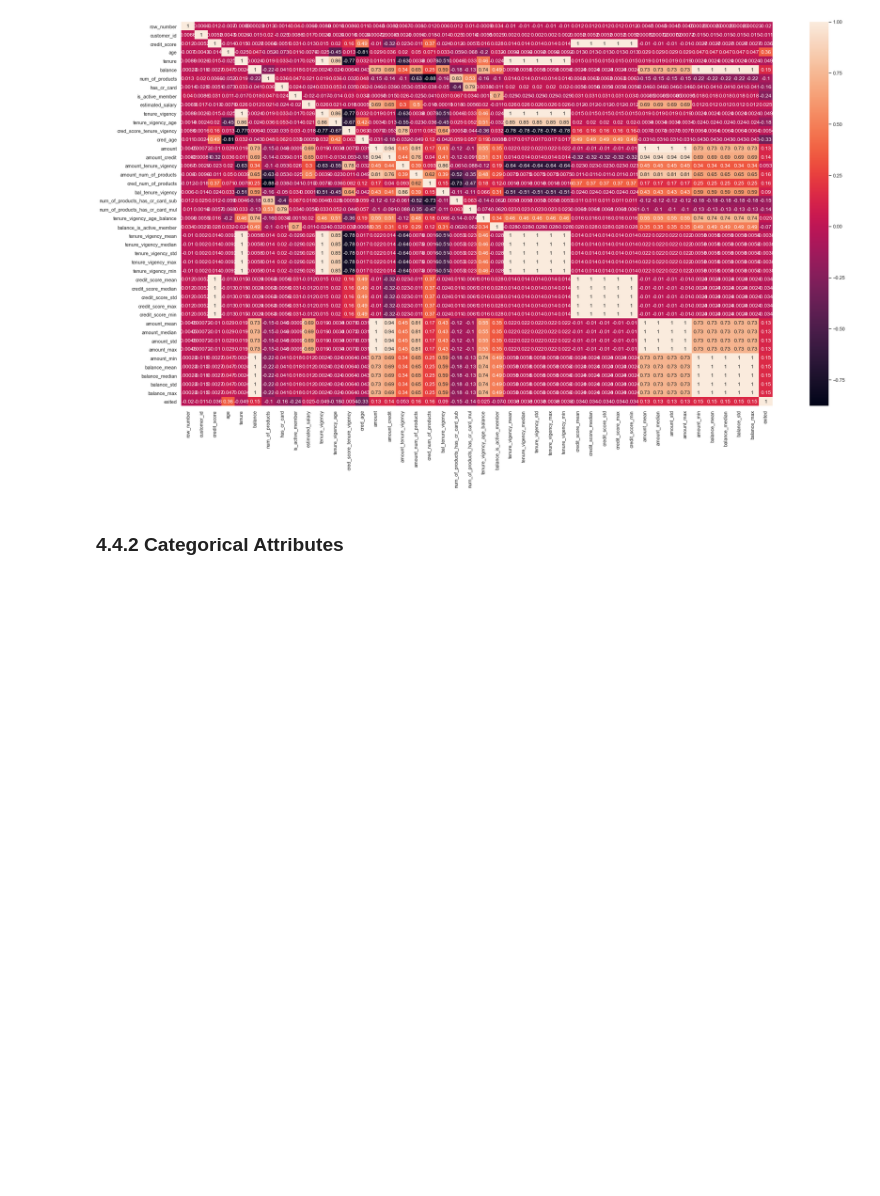
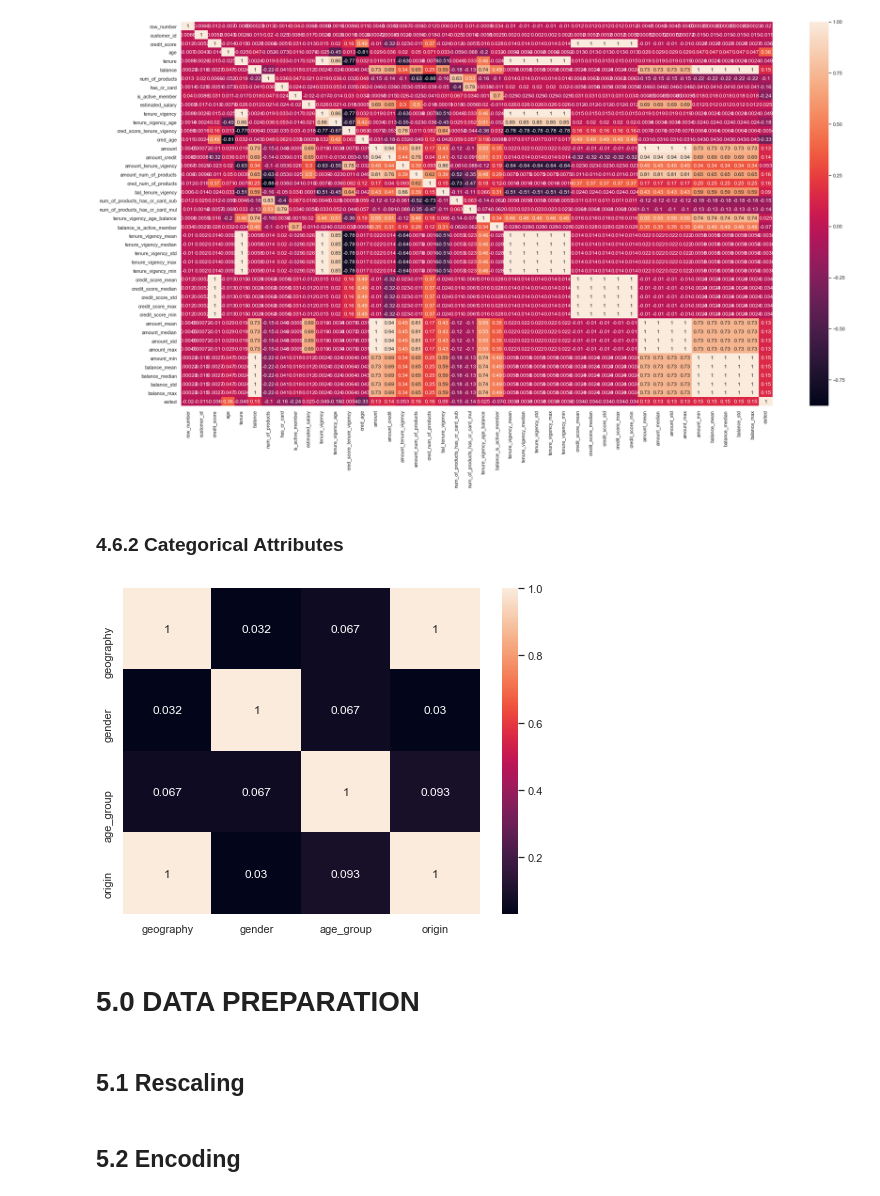
Before and after one commit to FabioCaffarello/Churn-Prediction-TopBank, a Jupyter notebook: 02-Notebooks/ent_to_end_churn_prediction.ipynb, the cells around one changed output. Saved outputs shown, nothing was run; the diff lists cells and outputs as text; code cells hidden in the pictures; blank space fills up the shorter version.

```diff
--- a/02-Notebooks/ent_to_end_churn_prediction.ipynb
+++ b/02-Notebooks/ent_to_end_churn_prediction.ipynb
@@ -1015,43 +1015,45 @@ sns.heatmap(correlation, annot=True);
 # %% [output]
 [figure]
 # %% [markdown]
-### 4.4.2 Categorical Attributes
+### 4.6.2 Categorical Attributes
 # %%
-### 4.4.2 Categorical Attributes
+a1 = cramer_v(cat_attributes['geography'], cat_attributes['geography'])
+a2 = cramer_v(cat_attributes['geography'], cat_attributes['gender'])
+a3 = cramer_v(cat_attributes['geography'], cat_attributes['age_group'])
+a4 = cramer_v(cat_attributes['geography'], cat_attributes['origin'])
 
-a1 = cramerV(cat_attributes['geography'], cat_attributes['geography'])
-a2 = cramerV(cat_attributes['geography'], cat_attributes['gender'])
-a3 = cramerV(cat_attributes['geography'], cat_attributes['age_group'])
-a4 = cramerV(cat_attributes['geography'], cat_attributes['origin'])
+a5 = cramer_v(cat_attributes['gender'], cat_attributes['geography'])
+a6 = cramer_v(cat_attributes['gender'], cat_attributes['gender'])
+a7 = cramer_v(cat_attributes['gender'], cat_attributes['age_group'])
+a8 = cramer_v(cat_attributes['gender'], cat_attributes['origin'])
 
-a5 = cramerV(cat_attributes['gender'], cat_attributes['geography'])
-a6 = cramerV(cat_attributes['gender'], cat_attributes['gender'])
-a7 = cramerV(cat_attributes['gender'], cat_attributes['age_group'])
-a8 = cramerV(cat_attributes['gender'], cat_attributes['origin'])
+a9 = cramer_v(cat_attributes['age_group'], cat_attributes['geography'])
+a10 = cramer_v(cat_attributes['age_group'], cat_attributes['gender'])
+a11 = cramer_v(cat_attributes['age_group'], cat_attributes['age_group'])
+a12 = cramer_v(cat_attributes['age_group'], cat_attributes['origin'])
 
-a9 = cramerV(cat_attributes['age_group'], cat_attributes['geography'])
-a10 = cramerV(cat_attributes['age_group'], cat_attributes['gender'])
-a11 = cramerV(cat_attributes['age_group'], cat_attributes['age_group'])
-a12 = cramerV(cat_attributes['age_group'], cat_attributes['origin'])
-
-a13 = cramerV(cat_attributes['origin'], cat_attributes['geography'])
-a14 = cramerV(cat_attributes['origin'], cat_attributes['gender'])
-a15 = cramerV(cat_attributes['origin'], cat_attributes['age_group'])
-a16 = cramerV(cat_attributes['origin'], cat_attributes['origin'])
+a13 = cramer_v(cat_attributes['origin'], cat_attributes['geography'])
+a14 = cramer_v(cat_attributes['origin'], cat_attributes['gender'])
+a15 = cramer_v(cat_attributes['origin'], cat_attributes['age_group'])
+a16 = cramer_v(cat_attributes['origin'], cat_attributes['origin'])
 
 #Final Dataset
-dict_cramerV = {
+dict_cramer_v = {
                 'geography':[a1, a2, a3, a4],
                 'gender':[a5, a6, a7, a8],
                 'age_group':[a9, a10, a11, a12],
                 'origin':[a13, a14, a15, a16]
                 }
 
-d = pd.DataFrame(dict_cramerV)
+d = pd.DataFrame(dict_cramer_v)
 
 d = d.set_index(d.columns)
 
 #HeatMap Plot
 plt.figure(figsize=(8,6))
 sns.heatmap(d, annot=True)
 plt.show()
+# %% [output]
+[figure, added]
+# %% [markdown]
+# 5.0 DATA PREPARATION
@@ -1057,0 +1067,4 @@ plt.show()
+# %% [markdown]
+## 5.1 Rescaling
+# %% [markdown]
+## 5.2 Encoding
```
Also changed, not shown: parts of 11 cells of this notebook.
